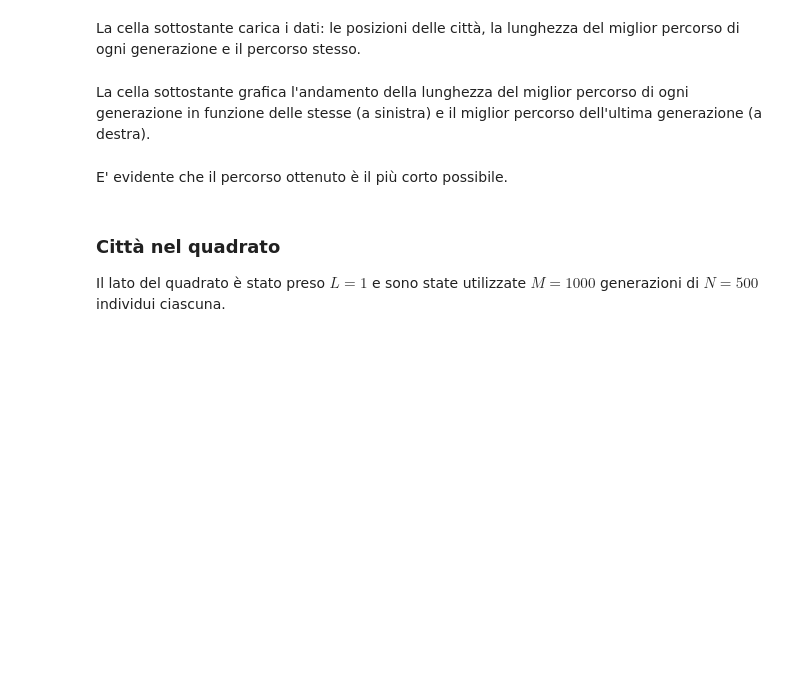
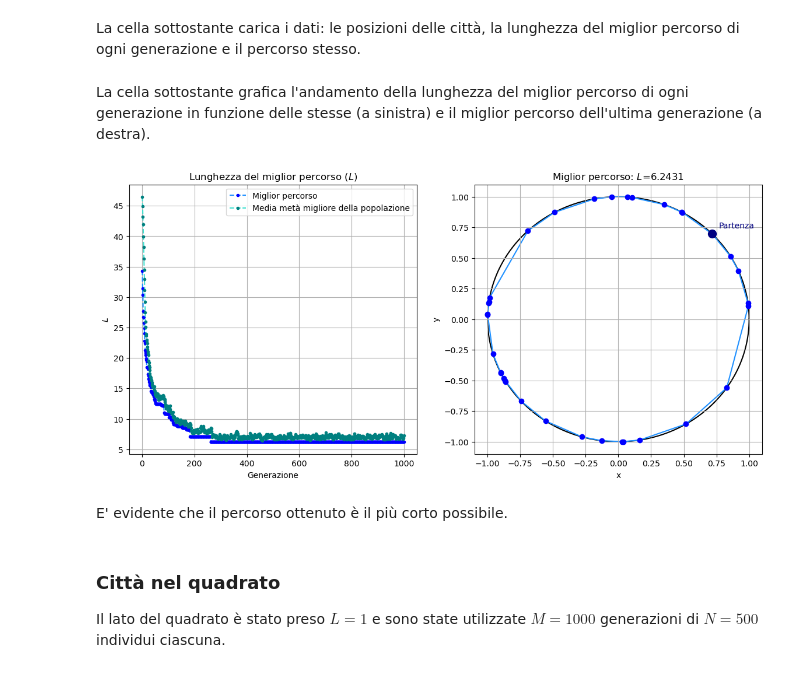
Before and after one commit to 12nihil12/SIM_NUM, a Jupyter notebook: l9-07_05/Lezione_09.ipynb, the cells around one changed output. Drawn from its saved outputs; the diff is of its cells as text; code cells hidden in the pictures; blank space fills up the shorter version.

```diff
--- a/l9-07_05/Lezione_09.ipynb
+++ b/l9-07_05/Lezione_09.ipynb
@@ -43,52 +43,57 @@ Il raggio della circonferenza è stato preso $r=1$ e sono state utilizzate $M=10
 # %% [markdown]
 La cella sottostante carica i dati: le posizioni delle città, la lunghezza del miglior percorso di ogni generazione e il percorso stesso.
 # %%
-C_cities=np.loadtxt(f"{parent_folder}cities_on_circle.csv",skiprows=1)
+C_cities=np.loadtxt(f"{parent_folder}cities_on_circle.csv")
 
 
-cols=range(3,4 + len(C_cities))
 
-gen=np.loadtxt(f"{parent_folder}circle_paths.csv",usecols=0,skiprows=1)
+cols=range(3,3 + len(C_cities)+1) #per leggere i percorsi: salta le prime tre colonne (gen, avg_len,len) e il percorso è lungo N_cities + 1
 
-lenghts=np.loadtxt(f"{parent_folder}circle_paths.csv",usecols=1,skiprows=1)
+#carica la lunghezza media della metà migliore della popolazione per ogni generazione e la lunghezza del miglior percorso
+C_avg_len,C_best_len=np.loadtxt(f"{parent_folder}circle_paths.csv",usecols=(1,2),unpack=True,skiprows=1)
 
-paths=np.loadtxt(f"{parent_folder}circle_paths.csv",usecols=cols,skiprows=1)
+C_best_path=np.loadtxt(f"{parent_folder}circle_paths.csv",usecols=cols,skiprows=len(C_best_len))#carica solo l'ultimo percorso (il migliore di tutti)
 
-C_paths={"gen" :gen,"len": lenghts, "paths": paths}
+
+C_gen=np.arange(1,len(C_best_len)+1)
 # %% [markdown]
 La cella sottostante grafica l'andamento della lunghezza del miglior percorso di ogni generazione in funzione delle stesse (a sinistra) e il miglior percorso dell'ultima generazione (a destra).
 # %%
 R=1#Raggio della circonferenza
 
 
 fig,axs=plt.subplots(1,2,figsize=[14,6])
 
 
-axs[0].plot(C_paths["gen"],C_paths["len"],"--.",mfc="blue",mec="blue",color="dodgerblue")
+axs[0].plot(C_gen,C_best_len,"--.",mfc="blue",mec="blue",color="dodgerblue",label="Miglior percorso")
+axs[0].plot(C_gen,C_avg_len,"--.",mfc="teal",mec="teal",color="turquoise",label="Media metà migliore della popolazione")
+
 axs[0].grid()
 axs[0].set_xlabel("Generazione")
 axs[0].set_ylabel(r"$L$")
 axs[0].set_title(r"Lunghezza del miglior percorso ($L$)")
-
+axs[0].legend()
 
 
 theta=np.linspace(0,2*np.pi,1000)
 axs[1].plot(R*np.cos(theta),R*np.sin(theta),color="black",zorder=0)#circonferenza, per confronto
 
 axs[1].scatter(C_cities[:,0],C_cities[:,1],color="blue",zorder=2)#città
 
 axs[1].scatter(C_cities[0,0],C_cities[0,1],color="navy",s=100,zorder=2)#città di partenza
 
 axs[1].text(C_cities[0,0] + 0.05, C_cities[0,1] + 0.05, "Partenza", fontsize=10, ha='left',color="navy")#segna la città di partenza
 
-index=C_paths["paths"][-1].astype(int)#ordine in cui le città vengono visitate (percorso)
+index=C_best_path.astype(int)#ordine in cui le città vengono visitate (percorso)
 axs[1].plot(C_cities[index,0],C_cities[index,1],color="dodgerblue",zorder=1) #unisce le città nell'ordine in cui vengono visitate
 
 
 axs[1].grid()
-axs[1].set_title(fr"Miglior percorso: $L$={C_paths["len"][-1]:.4f}")
+axs[1].set_title(fr"Miglior percorso: $L$={C_best_len[-1]:.4f}")
 axs[1].set_xlabel("x")
-axs[1].set_ylabel("y")
+axs[1].set_ylabel("y");
+# %% [output]
+[figure, added]
 # %% [markdown]
 E' evidente che il percorso ottenuto è il più corto possibile.
 # %% [markdown]
```
Also changed, not shown: parts of 6 cells of this notebook, 54 other files.
